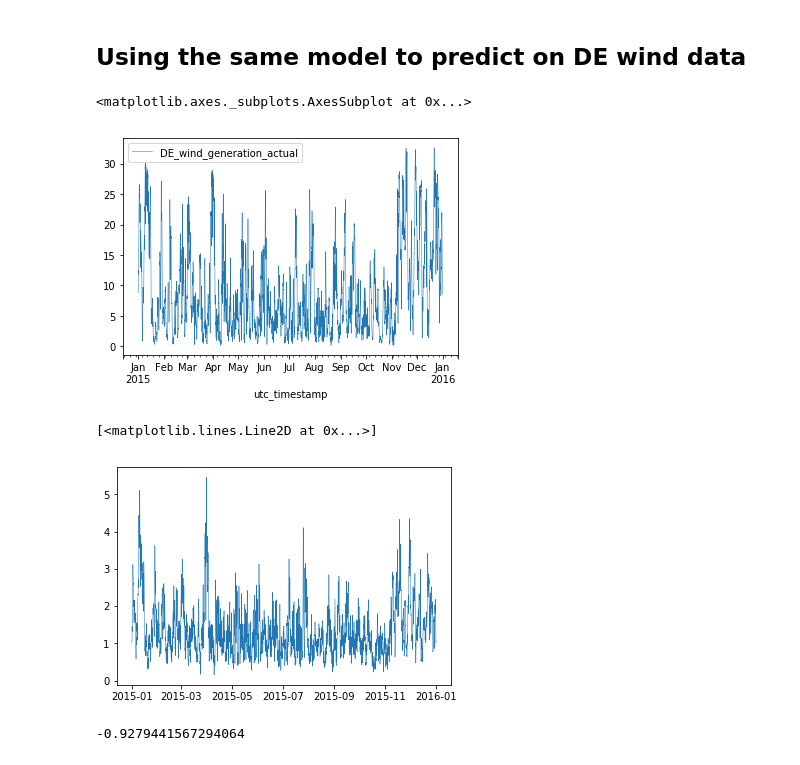
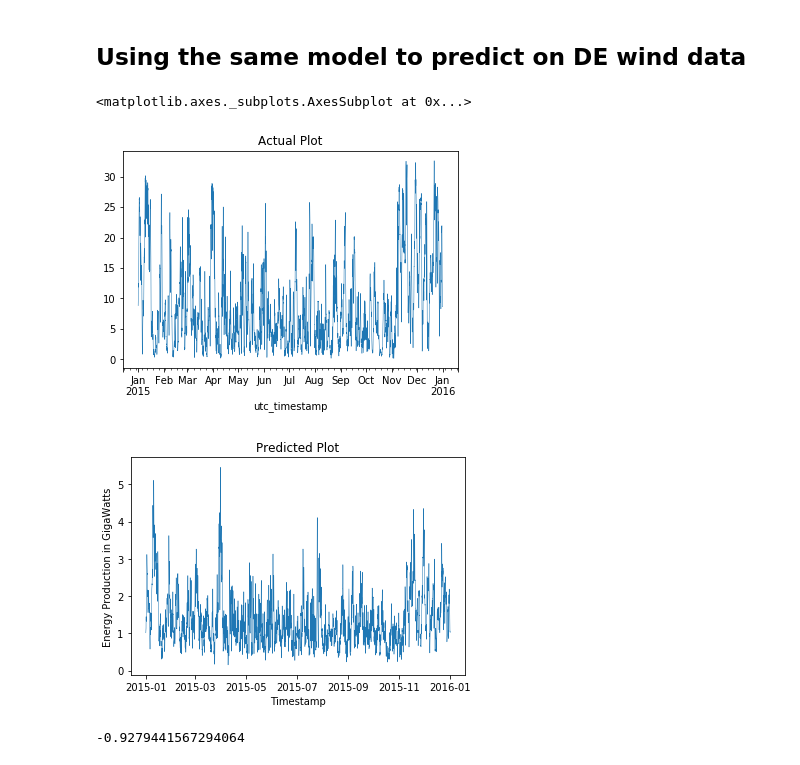
Before and after one commit to 6lidavid/RenewableEnergyProductionML, a Jupyter notebook: WindModelSuperPL.ipynb, the cells around one changed output. Drawn from its saved outputs; the diff is of its cells as text; code cells hidden in the pictures.

```diff
--- a/WindModelSuperPL.ipynb
+++ b/WindModelSuperPL.ipynb
@@ -218,15 +218,18 @@ Average Energy Per Day: 34.438391273004335
 # %%
 DE_prediction = model.predict(windspeedtestDE)
 # %%
-windgenerationtestDE.plot(linewidth=0.5)
+windgenerationtestDE.plot(linewidth=0.5, title='Actual Plot', legend=False)
 # %% [output]
 <matplotlib.axes._subplots.AxesSubplot at 0x...>
-[figure, old version]
+[figure, new version]
 # %%
 plt.plot(timeseries,DE_prediction, linewidth=0.5)
+plt.xlabel('Timestamp')
+plt.ylabel('Energy Production in GigaWatts')
+plt.title('Predicted Plot')
+plt.show()
 # %% [output]
-[<matplotlib.lines.Line2D at 0x...>]
-[figure, old version]
+[figure, new version]
 # %%
 print(r2_score(windgenerationtestDE, DE_prediction))
 # %% [output]
```
Also changed, not shown: parts of 7 cells of this notebook, 2 other files.
